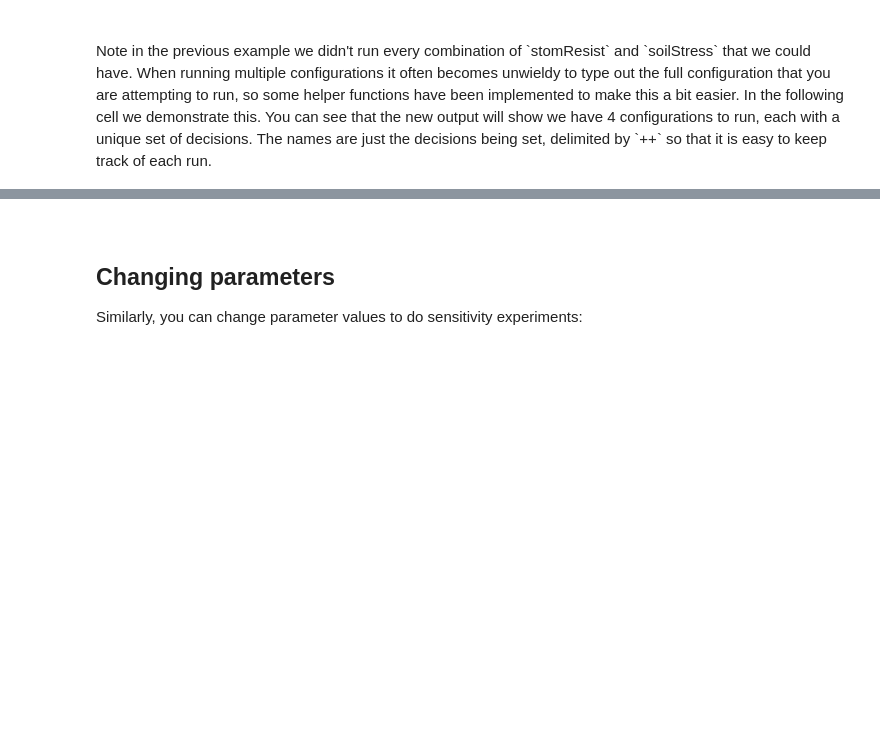
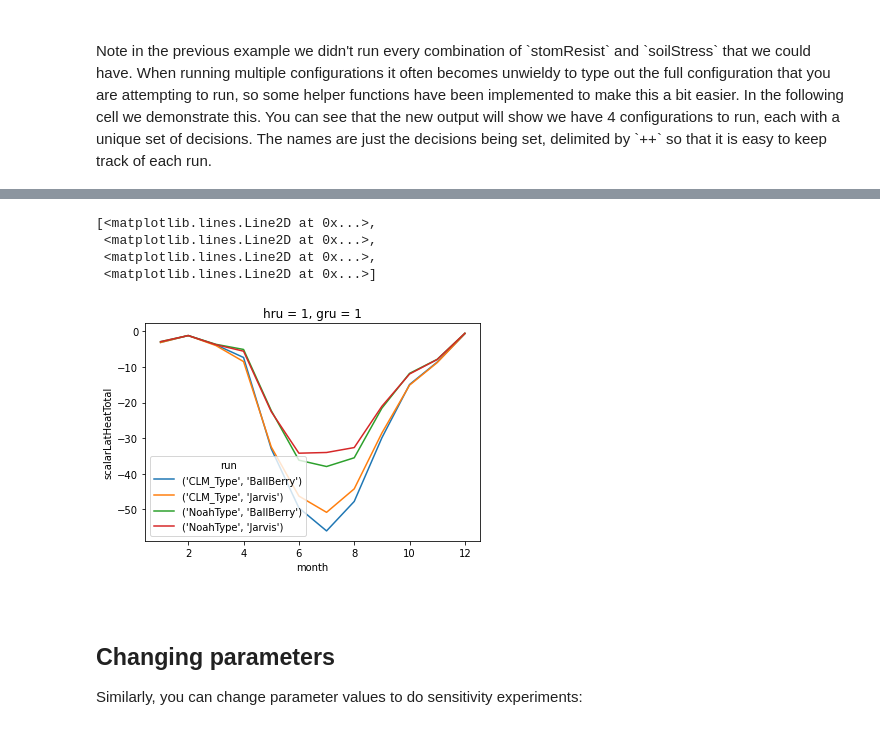
Before and after one commit to arbennett/pysumma-tutorial, a Jupyter notebook: 2_building_ensembles.ipynb, the cells around one changed output, grey strips where cells are left out. Saved outputs shown, nothing was run; the diff lists cells and outputs as text; code cells hidden in the pictures; blank space fills up the shorter version.

```diff
--- a/2_building_ensembles.ipynb
+++ b/2_building_ensembles.ipynb
@@ -42,0 +84,4 @@ pprint(config)
+# %%
+decision_ens = ps.Ensemble(summa_exe, config, file_manager, num_workers=4)
+decision_ens.run('local')
+print(decision_ens.summary())
@@ -43,3 +128,12 @@ pprint(config)
+# %%
+stack = ens_ds.sel(hru=1, gru=1).stack(run=['soilStress', 'stomResist'])
+stack['scalarLatHeatTotal'].groupby(stack['time'].dt.month).mean(dim='time').plot.line(x='month')
+# %% [output]
+[<matplotlib.lines.Line2D at 0x...>,
+ <matplotlib.lines.Line2D at 0x...>,
+ <matplotlib.lines.Line2D at 0x...>,
+ <matplotlib.lines.Line2D at 0x...>]
+[figure, added]
 # %% [markdown]
 <br>
 
```
Also changed, not shown: parts of 18 cells of this notebook, 1 other file.
